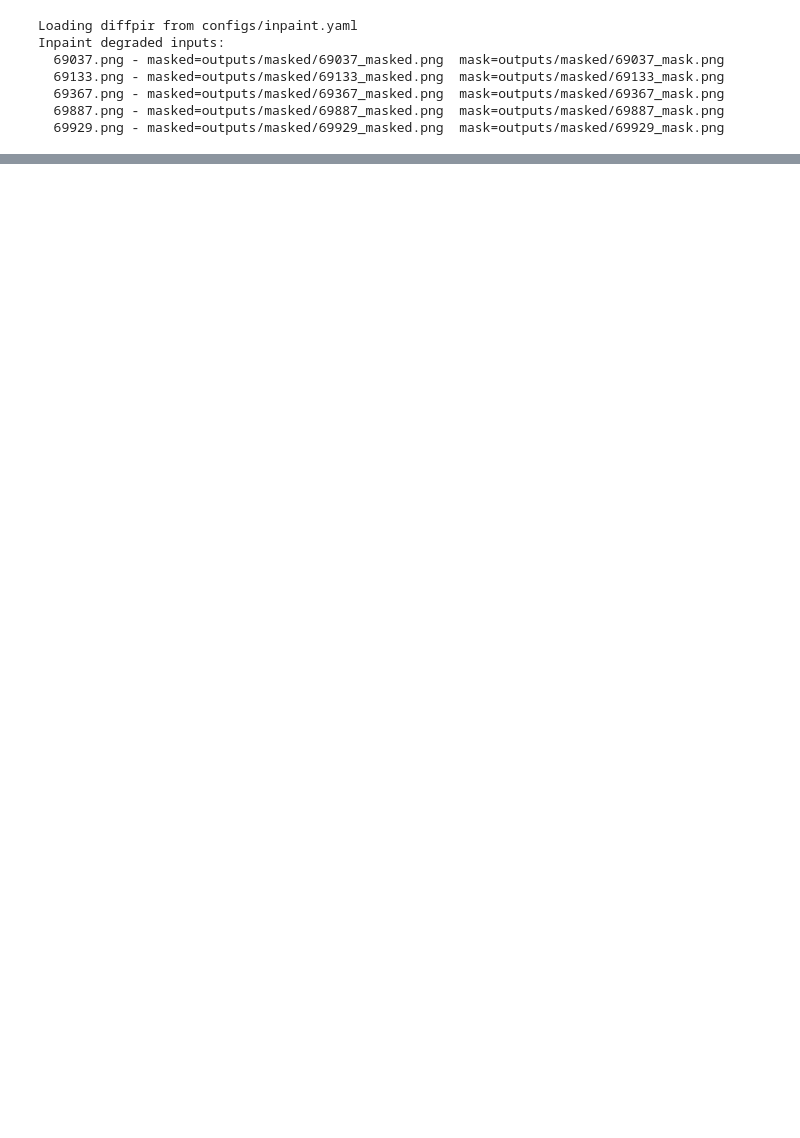
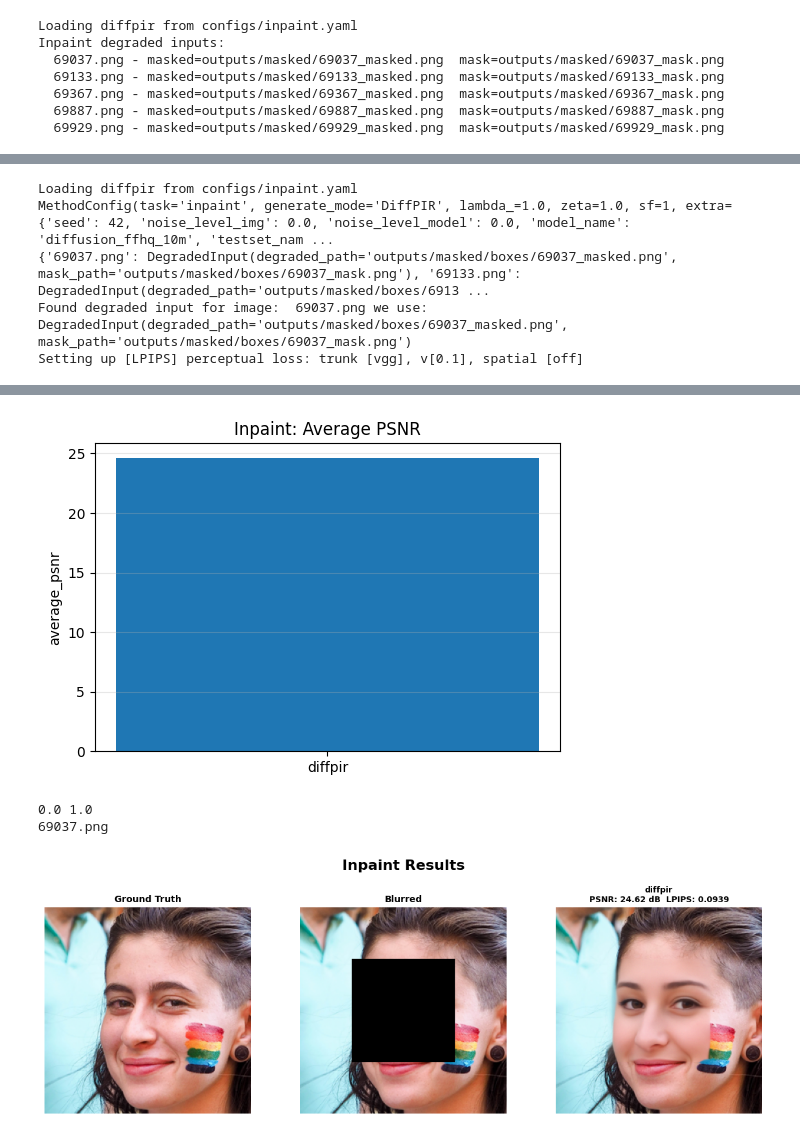
Before and after one commit to aygoun/DiffPIR, a Jupyter notebook: comparison_notebook.ipynb, the cells around one changed output, grey strips where cells are left out. Drawn from its saved outputs; the diff is of its cells as text; code cells hidden in the pictures; blank space fills up the shorter version.

Commit message:
fix(notebook): path missmatch

```diff
--- a/comparison_notebook.ipynb
+++ b/comparison_notebook.ipynb
@@ -118,8 +118,13 @@ def plot_metric_bar(results: Dict[str, RunResult], metric: str = "average_psnr",
     plt.grid(axis="y", alpha=0.3)
     plt.show()
 
+def _extact_file_with_extension(file_path: str) -> str:
+    """Extract the file name with the given extension from the file path."""
+    split_path = file_path.split("/")
+    return split_path[-1]
+
 # show resulting images
-def show_results(results: Dict[str, RunResult], blurred_image: Dict[str, DegradedInput], max_images: int = 5, action: str = "<Method Name>") -> None:
+def show_results(results: Dict[str, RunResult], blurred_images: Dict[str, DegradedInput], max_images: int = 5, action: str = "<Method Name>") -> None:
     """Display results as a grid: one row per image, one column per method.
     The plot title now includes the action we are doing.
     """
@@ -152,9 +157,11 @@ def show_results(results: Dict[str, RunResult], blurred_image: Dict[str, Degrade
         ax_gt.axis("off")
 
         # --- Blurred column ---
-        if gt_path in blurred_image:
+        file_name_with_extension = _extact_file_with_extension(img_name)
+        print(file_name_with_extension)
+        if file_name_with_extension in blurred_images:
             ax_blurred = axes[row, 1]
-            ax_blurred.imshow(plt.imread(blurred_image.get(gt_path).degraded_path))
+            ax_blurred.imshow(plt.imread(blurred_images.get(file_name_with_extension).degraded_path))
             ax_blurred.set_title("Blurred" if row == 0 else "", fontsize=10, fontweight="bold")
             ax_blurred.axis("off")
         else:
@@ -473,6 +465,8 @@ inpaint_results = compare_task(
         "pnp_drunet",
         "pnp_gaussian",
     ],
+    degraded_inputs=box_inpaint_inputs,
 )
 plot_metric_bar(inpaint_results, metric="average_psnr", title="Inpaint: Average PSNR")
 show_results(inpaint_results, blurred_image=box_inpaint_inputs, action="Inpaint")
+# %% [output]
@@ -478,0 +474,5 @@ show_results(inpaint_results, blurred_image=box_inpaint_inputs, action="Inpaint"
+Loading diffpir from configs/inpaint.yaml
+MethodConfig(task='inpaint', generate_mode='DiffPIR', lambda_=1.0, zeta=1.0, sf=1, extra={'seed': 42, 'noise_level_img': 0.0, 'noise_level_model': 0.0, 'model_name': 'diffusion_ffhq_10m', 'testset_nam ...
+{'69037.png': DegradedInput(degraded_path='outputs/masked/boxes/69037_masked.png', mask_path='outputs/masked/boxes/69037_mask.png'), '69133.png': DegradedInput(degraded_path='outputs/masked/boxes/6913 ...
+Found degraded input for image:  69037.png we use:  DegradedInput(degraded_path='outputs/masked/boxes/69037_masked.png', mask_path='outputs/masked/boxes/69037_mask.png')
+Setting up [LPIPS] perceptual loss: trunk [vgg], v[0.1], spatial [off]
@@ -478,0 +488,4 @@ show_results(inpaint_results, blurred_image=box_inpaint_inputs, action="Inpaint"
+[figure, added]
+0.0 1.0
+69037.png
+[figure, added]
```
Also changed, not shown: parts of 5 cells of this notebook, 1 other file.
